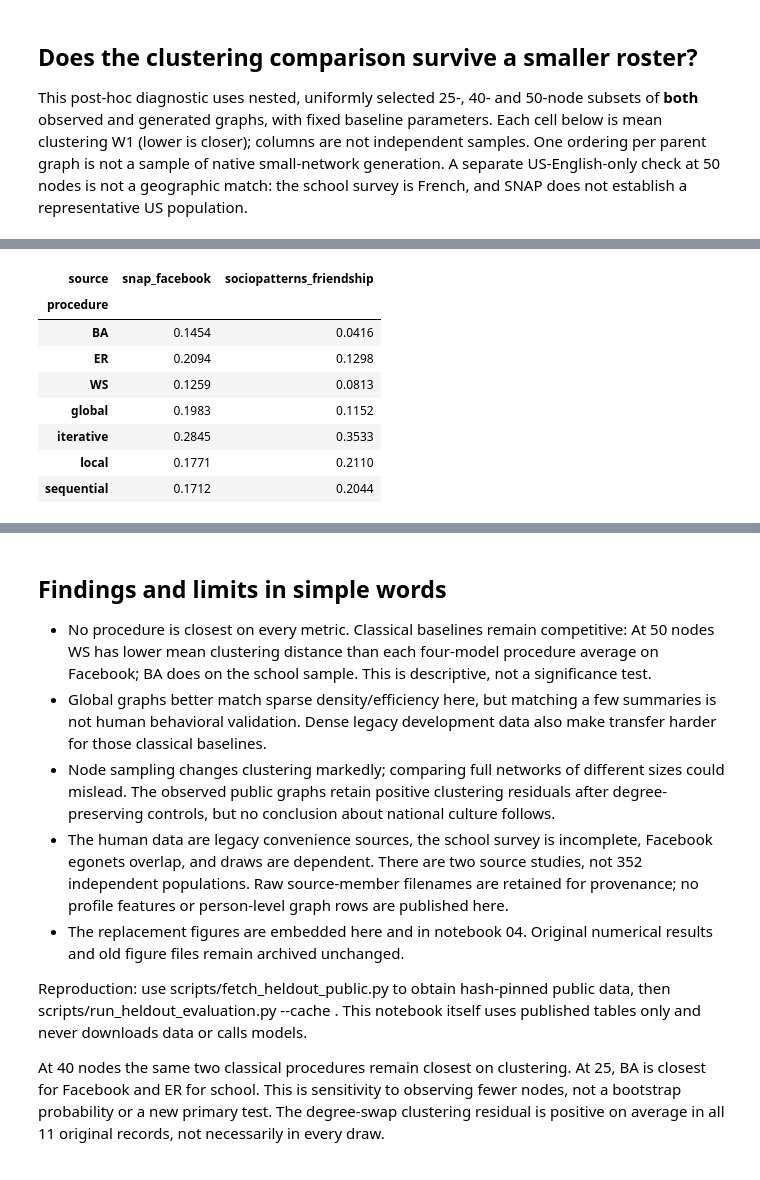
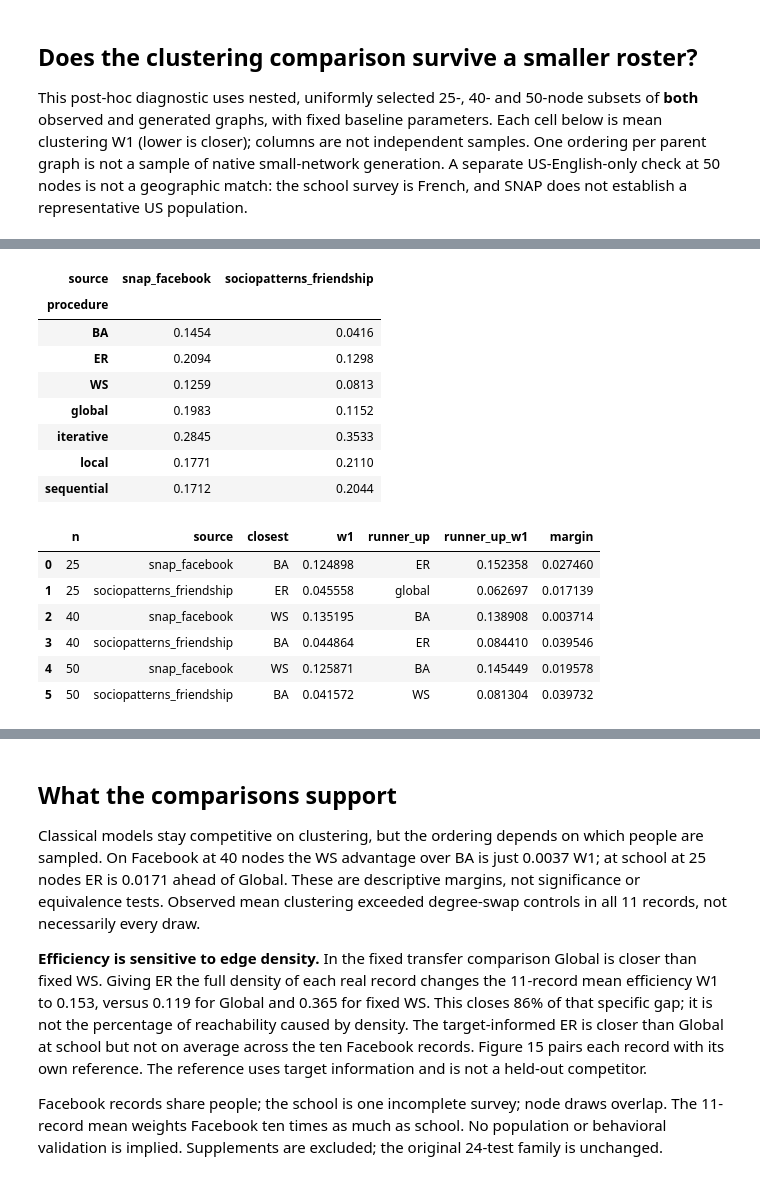
Before and after one commit to hemu77/UA_Capstone, a Jupyter notebook: analysis/03_heldout_public_evaluation.ipynb, the cells around one changed output, grey strips where cells are left out. Cells and saved outputs as stored; diff of their text form; code cells hidden in the pictures.

```diff
--- a/analysis/03_heldout_public_evaluation.ipynb
+++ b/analysis/03_heldout_public_evaluation.ipynb
@@ -176,30 +178,39 @@ This post-hoc diagnostic uses nested, uniformly selected 25-, 40- and 50-node su
 from analysis_figures.publication_v3 import OUTPUT as REVIEW_OUTPUT
 release = ROOT / REVIEW_OUTPUT
 receipt = json.loads((release / 'figure_manifest.json').read_text())
 scores_path = release / 'sensitivity_source_summary.csv'
 assert receipt['status'] == 'COMPLETE_REVIEW_V3'
 assert hashlib.sha256(scores_path.read_bytes()).hexdigest() == receipt['artifacts'][scores_path.name]
 size_scores = pd.read_csv(scores_path)
 cluster = size_scores[size_scores.metric.eq('avg_clustering_coef')]
 display(cluster[cluster.scope.eq('original weighting')].pivot(index='procedure', columns=['source','n'], values='mean').round(4))
 display(cluster[cluster.scope.eq('US-English only')].pivot(index='procedure', columns='source', values='mean').round(4))
+display(table(ROOT,'clustering_margins'))
+display(table(ROOT,'efficiency_summary'))
 # %% [output]
 | source | snap_facebook | sociopatterns_friendship | snap_facebook | sociopatterns_friendship | snap_facebook | ... |
 | n | 25 | 25 | 40 | 40 | 50 | ... |
 | procedure |  |  |  |  |  | ... |
 | BA | 0.1249 | 0.1297 | 0.1389 | 0.0449 | 0.1454 | ... |
 | ER | 0.1524 | 0.0456 | 0.1865 | 0.0844 | 0.2094 | ... |
 | WS | 0.1602 | 0.2499 | 0.1352 | 0.1345 | 0.1259 | ... |
 | global | 0.1737 | 0.0627 | 0.1847 | 0.0958 | 0.1847 | ... |
 | iterative | 0.3204 | 0.4424 | 0.2884 | 0.3768 | 0.2687 | ... |
 | local | 0.1881 | 0.2953 | 0.1809 | 0.2423 | 0.1716 | ... |
 | sequential | 0.1795 | 0.2846 | 0.1738 | 0.2311 | 0.1678 | ... |
 | source | snap_facebook | sociopatterns_friendship |
 | procedure |  |  |
 | BA | 0.1454 | 0.0416 |
 | ER | 0.2094 | 0.1298 |
 | WS | 0.1259 | 0.0813 |
 | global | 0.1983 | 0.1152 |
 | iterative | 0.2845 | 0.3533 |
 | local | 0.1771 | 0.2110 |
 | sequential | 0.1712 | 0.2044 |
+|  | n | source | closest | w1 | runner_up | runner_up_w1 | margin |
+| 0 | 25 | snap_facebook | BA | 0.124898 | ER | 0.152358 | 0.027460 |
+| 1 | 25 | sociopatterns_friendship | ER | 0.045558 | global | 0.062697 | 0.017139 |
+| 2 | 40 | snap_facebook | WS | 0.135195 | BA | 0.138908 | 0.003714 |
+| 3 | 40 | sociopatterns_friendship | BA | 0.044864 | ER | 0.084410 | 0.039546 |
+| 4 | 50 | snap_facebook | WS | 0.125871 | BA | 0.145449 | 0.019578 |
+| 5 | 50 | sociopatterns_friendship | BA | 0.041572 | WS | 0.081304 | 0.039732 |
@@ -206,11 +221,7 @@ display(cluster[cluster.scope.eq('US-English only')].pivot(index='procedure', co
 # %% [markdown]
-## Findings and limits in simple words
-- No procedure is closest on every metric. Classical baselines remain competitive: At 50 nodes WS has lower mean clustering distance than each four-model procedure average on Facebook; BA does on the school sample. This is descriptive, not a significance test.
-- Global graphs better match sparse density/efficiency here, but matching a few summaries is not human behavioral validation. Dense legacy development data also make transfer harder for those classical baselines.
-- Node sampling changes clustering markedly; comparing full networks of different sizes could mislead. The observed public graphs retain positive clustering residuals after degree-preserving controls, but no conclusion about national culture follows.
-- The human data are legacy convenience sources, the school survey is incomplete, Facebook egonets overlap, and draws are dependent. There are two source studies, not 352 independent populations. Raw source-member filenames are retained for provenance; no profile features or person-level graph rows are published here.
-- The replacement figures are embedded here and in notebook 04. Original numerical results and old figure files remain archived unchanged.
+## What the comparisons support
+Classical models stay competitive on clustering, but the ordering depends on which people are sampled. On Facebook at 40 nodes the WS advantage over BA is just 0.0037 W1; at school at 25 nodes ER is 0.0171 ahead of Global. These are descriptive margins, not significance or equivalence tests. Observed mean clustering exceeded degree-swap controls in all 11 records, not necessarily every draw.
 
-Reproduction: use scripts/fetch_heldout_public.py to obtain hash-pinned public data, then scripts/run_heldout_evaluation.py --cache <folder>. This notebook itself uses published tables only and never downloads data or calls models.
+**Efficiency is sensitive to edge density.** In the fixed transfer comparison Global is closer than fixed WS. Giving ER the full density of each real record changes the 11-record mean efficiency W1 to 0.153, versus 0.119 for Global and 0.365 for fixed WS. This closes 86% of that specific gap; it is not the percentage of reachability caused by density. The target-informed ER is closer than Global at school but not on average across the ten Facebook records. Figure 15 pairs each record with its own reference. The reference uses target information and is not a held-out competitor.
 
-At 40 nodes the same two classical procedures remain closest on clustering. At 25, BA is closest for Facebook and ER for school. This is sensitivity to observing fewer nodes, not a bootstrap probability or a new primary test. The degree-swap clustering residual is positive on average in all 11 original records, not necessarily in every draw.
+Facebook records share people; the school is one incomplete survey; node draws overlap. The 11-record mean weights Facebook ten times as much as school. No population or behavioral validation is implied. Supplements are excluded; the original 24-test family is unchanged.
```
Also changed, not shown: parts of 4 cells of this notebook, 44 other files.
